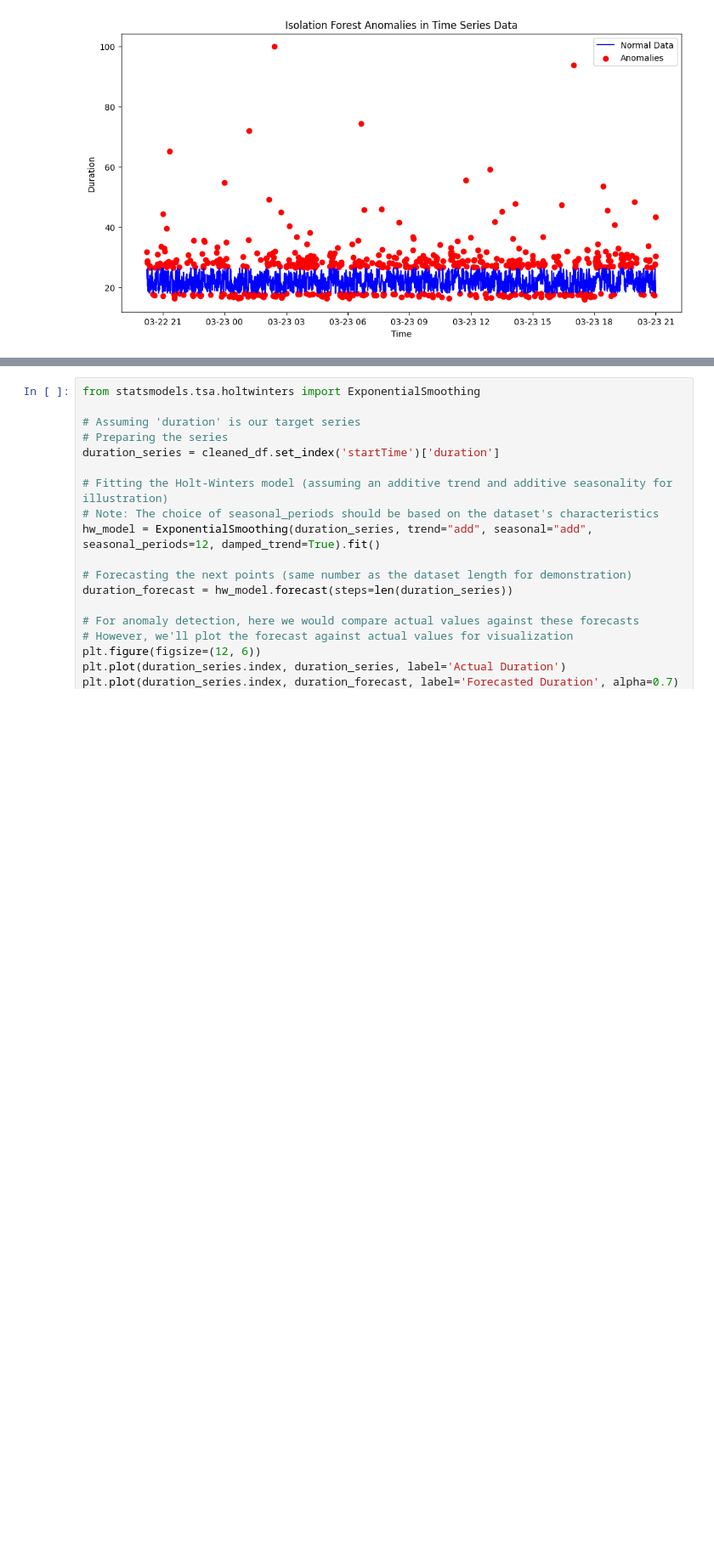
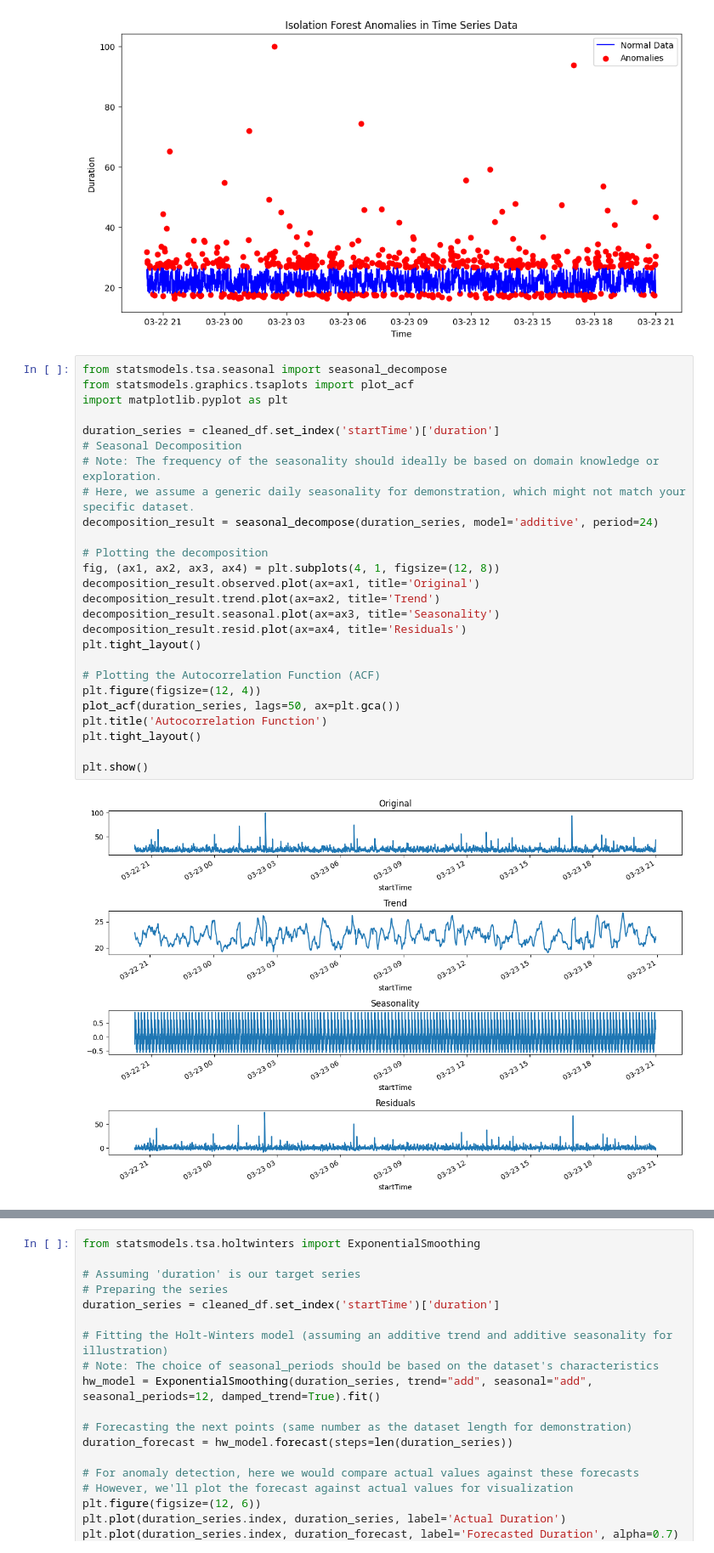
Before and after one commit to URFU-2022-machine-learning-engineering/anomalies-detection, a Jupyter notebook: ipynb/eda.ipynb, the cells around one changed output, grey strips where cells are left out. Shown at 85% size. Cells and saved outputs as stored; diff of their text form; blank space fills up the shorter version.

Commit message:
Daily backup of data

```diff
--- a/ipynb/eda.ipynb
+++ b/ipynb/eda.ipynb
@@ -263,3 +263,31 @@ plt.legend()
 plt.show()
 # %% [output]
 [figure]
+# %%
+from statsmodels.tsa.seasonal import seasonal_decompose
+from statsmodels.graphics.tsaplots import plot_acf
+import matplotlib.pyplot as plt
+
+duration_series = cleaned_df.set_index('startTime')['duration']
+# Seasonal Decomposition
+# Note: The frequency of the seasonality should ideally be based on domain knowledge or exploration.
+# Here, we assume a generic daily seasonality for demonstration, which might not match your specific dataset.
+decomposition_result = seasonal_decompose(duration_series, model='additive', period=24)
+
+# Plotting the decomposition
+fig, (ax1, ax2, ax3, ax4) = plt.subplots(4, 1, figsize=(12, 8))
+decomposition_result.observed.plot(ax=ax1, title='Original')
+decomposition_result.trend.plot(ax=ax2, title='Trend')
+decomposition_result.seasonal.plot(ax=ax3, title='Seasonality')
+decomposition_result.resid.plot(ax=ax4, title='Residuals')
+plt.tight_layout()
+
+# Plotting the Autocorrelation Function (ACF)
+plt.figure(figsize=(12, 4))
+plot_acf(duration_series, lags=50, ax=plt.gca())
+plt.title('Autocorrelation Function')
+plt.tight_layout()
+
+plt.show()
+# %% [output]
+[figure, added]
```
Also changed, not shown: parts of 1 cell of this notebook, 3 other files.
